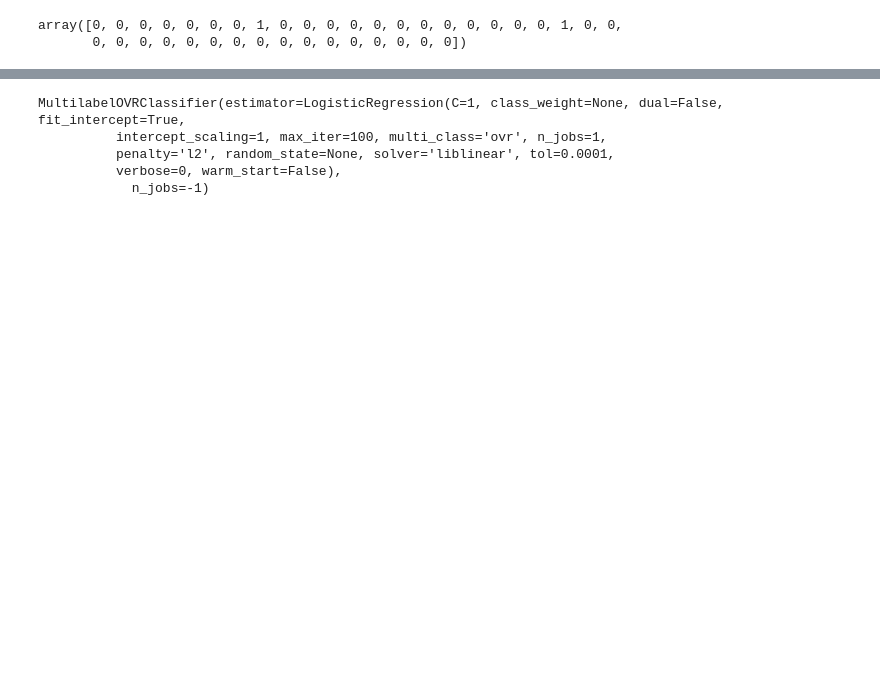
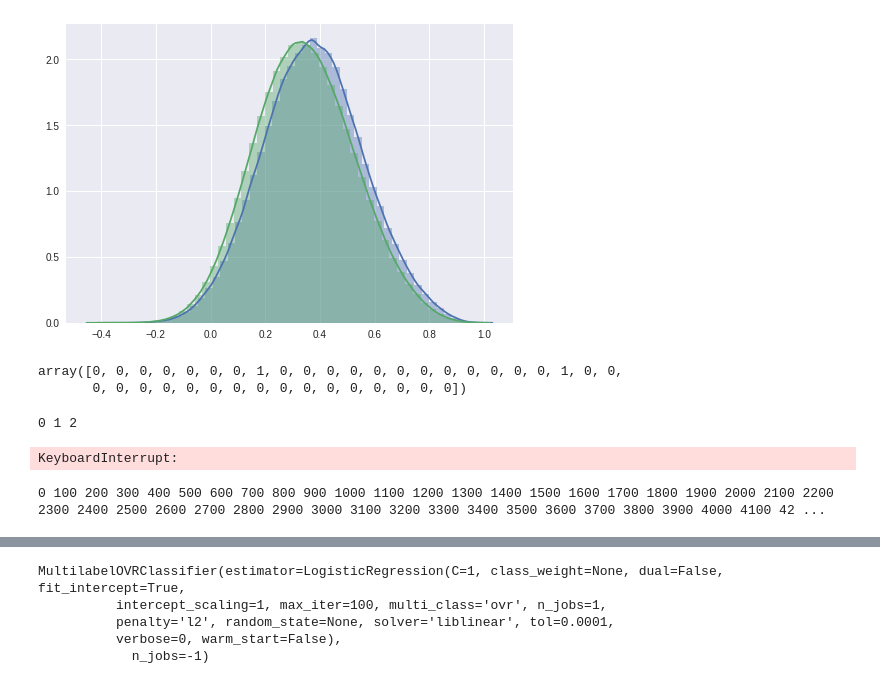
Before and after one commit to premolab/GraphEmbeddings, a Jupyter notebook: Main.ipynb, the cells around one changed output, grey strips where cells are left out. Saved outputs shown, nothing was run; the diff lists cells and outputs as text; code cells hidden in the pictures; blank space fills up the shorter version.

```diff
--- a/Main.ipynb
+++ b/Main.ipynb
@@ -42,0 +53,4 @@ X.loc[6858:6859]
+# %%
+E_norm = E / np.linalg.norm(E, axis=1).reshape((E.shape[0], 1))
+# %%
+E_corr = np.dot(E_norm, E_norm.T)
@@ -42,0 +73,8 @@ X.loc[6858:6859]
+# %%
+graph = nx.read_edgelist(
+        '{}/data/edges.csv'.format(PATH_TO_BLOG_CATALOG), nodetype=int
+)
+nodes = graph.nodes()
+adjacency_matrix = nx.adjacency_matrix(graph, nodes).astype('float64')
+N = adjacency_matrix.shape[0]
+A = adjacency_matrix.toarray()
@@ -43,5 +91,41 @@ X.loc[6858:6859]
+# %%
+pos_mask = A
+
+neg_mask = 1 - pos_mask - np.eye(pos_mask.shape[0])
+pos_samples = E_corr[pos_mask.nonzero()]
+neg_samples = E_corr[neg_mask.nonzero()]
+# %%
+sns.distplot(pos_samples)
+sns.distplot(np.random.choice(neg_samples, size=pos_samples.shape[0]*10))
+plt.show()
+# %% [output]
+[figure, added]
 # %%
 y_multilabel[5]
 # %% [output]
 array([0, 0, 0, 0, 0, 0, 0, 1, 0, 0, 0, 0, 0, 0, 0, 0, 0, 0, 0, 0, 1, 0, 0,
        0, 0, 0, 0, 0, 0, 0, 0, 0, 0, 0, 0, 0, 0, 0, 0])
+# %%
+B = A.copy()
+for i in range(N):
+    print(i, end=' ')
+    for j in range(i + 1, N):
+        if A[i][j] == 1:
+            for k in range(j + 1, N):
+                if A[i][k] == 1:
+                    B[j][k] = B[k][j] = 1
+# %% [output]
+0 1 2
+KeyboardInterrupt:
+# %%
+from itertools import combinations
+B = A.copy()
+for i in range(N):
+    if i % 100 == 0:
+        print(i, end=' ')
+    nonzero_indxs = np.nonzero(A[i][i+1:])[0] + (i+1)
+    indxs_pairs = combinations(nonzero_indxs, 2)
+    for k1, k2 in indxs_pairs:
+        B[k1][k2] = B[k2][k1] = 1
+# %% [output]
+0 100 200 300 400 500 600 700 800 900 1000 1100 1200 1300 1400 1500 1600 1700 1800 1900 2000 2100 2200 2300 2400 2500 2600 2700 2800 2900 3000 3100 3200 3300 3400 3500 3600 3700 3800 3900 4000 4100 42 ...
```
Also changed, not shown: parts of 18 cells of this notebook.
